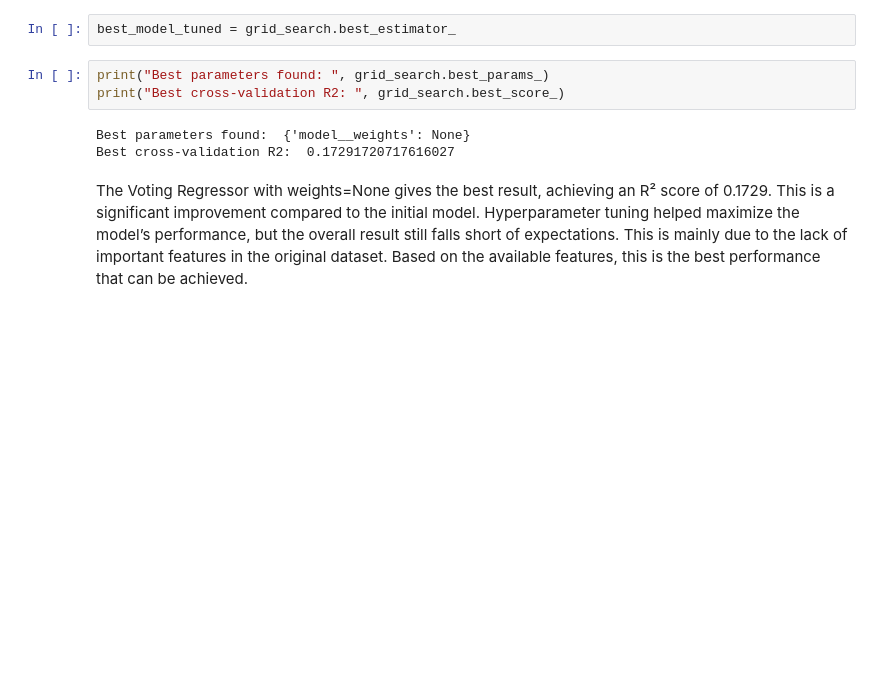
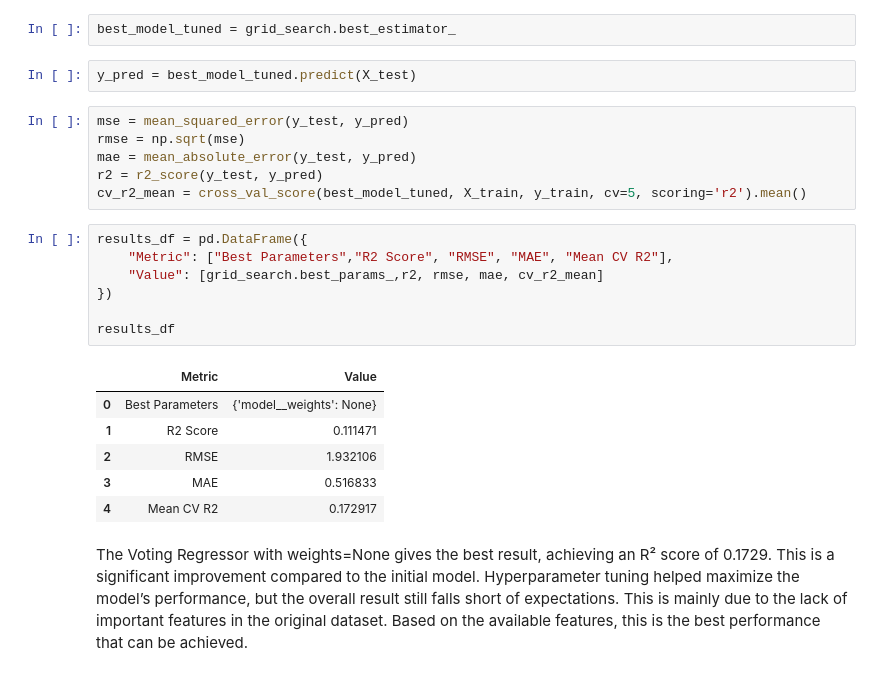
Before and after one commit to habib33-3/ml-final-assignment, a Jupyter notebook: src/train.ipynb, the cells around one changed output. Drawn from its saved outputs; the diff is of its cells as text; blank space fills up the shorter version.

```diff
--- a/src/train.ipynb
+++ b/src/train.ipynb
@@ -397,12 +430,28 @@ results_df
 | 3 | {'model__weights': [1, 2, 1]} | 0.167650 | 0.042253 | 0.337185 |
 # %%
 best_model_tuned = grid_search.best_estimator_
-# %%
-print("Best parameters found: ", grid_search.best_params_)
-print("Best cross-validation R2: ", grid_search.best_score_)
-# %% [output]
-Best parameters found:  {'model__weights': None}
-Best cross-validation R2:  0.17291720717616027
+# %%
+y_pred = best_model_tuned.predict(X_test)
+# %%
+mse = mean_squared_error(y_test, y_pred)
+rmse = np.sqrt(mse)
+mae = mean_absolute_error(y_test, y_pred)
+r2 = r2_score(y_test, y_pred)
+cv_r2_mean = cross_val_score(best_model_tuned, X_train, y_train, cv=5, scoring='r2').mean()
+# %%
+results_df = pd.DataFrame({
+    "Metric": ["Best Parameters","R2 Score", "RMSE", "MAE", "Mean CV R2"],
+    "Value": [grid_search.best_params_,r2, rmse, mae, cv_r2_mean]
+})
+
+results_df
+# %% [output]
+|  | Metric | Value |
+| 0 | Best Parameters | {'model__weights': None} |
+| 1 | R2 Score | 0.111471 |
+| 2 | RMSE | 1.932106 |
+| 3 | MAE | 0.516833 |
+| 4 | Mean CV R2 | 0.172917 |
 # %% [markdown]
 The Voting Regressor with weights=None gives the best result, achieving an R² score of 0.1729. This is a significant improvement compared to the initial model. Hyperparameter tuning helped maximize the model’s performance, but the overall result still falls short of expectations. This is mainly due to the lack of important features in the original dataset. Based on the available features, this is the best performance that can be achieved.
 # %%
```
Also changed, not shown: parts of 4 cells of this notebook, 4 other files.
